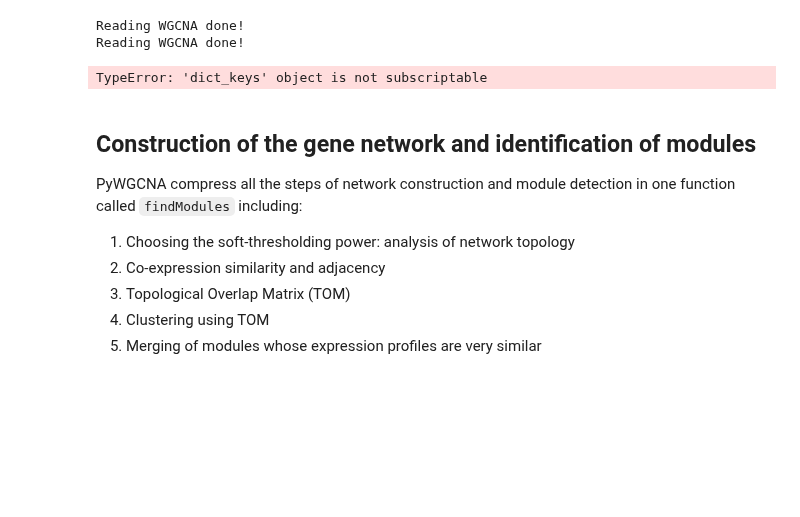
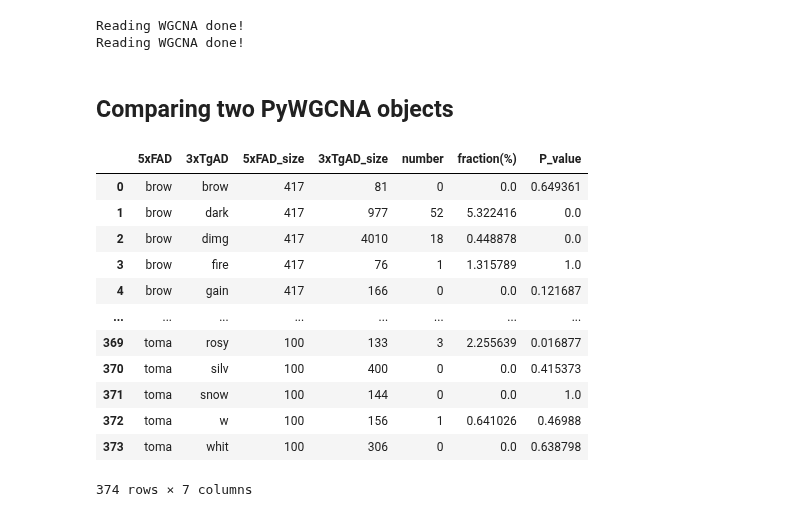
Before and after one commit to mortazavilab/PyWGCNA, a Jupyter notebook: tutorials/Comparison.ipynb, the cells around one changed output. Saved outputs shown, nothing was run; the diff lists cells and outputs as text; code cells hidden in the pictures; blank space fills up the shorter version.

```diff
--- a/tutorials/Comparison.ipynb
+++ b/tutorials/Comparison.ipynb
@@ -9,17 +9,23 @@ pyWGCNA_3xTgAD = PyWGCNA.readWGCNA("3xTgAD_paper/3xTgAD.p")
 # %% [output]
 Reading WGCNA done!
 Reading WGCNA done!
+# %% [markdown]
+## Comparing two PyWGCNA objects
 # %%
-#from utils import *
-modelAD_5xFAD_5xFAD = PyWGCNA.compareWGCNA(pyWGCNA_5xFAD, pyWGCNA_3xTgAD)
+modelAD_5xFAD_3xTgAD = PyWGCNA.compareWGCNA(pyWGCNA_5xFAD,
+                                           pyWGCNA_3xTgAD)
+modelAD_5xFAD_3xTgAD.confusion
 # %% [output]
+|  | 5xFAD | 3xTgAD | 5xFAD_size | 3xTgAD_size | number | fraction(%) | P_value |
+| 0 | brow | brow | 417 | 81 | 0 | 0.0 | 0.649361 |
+| 1 | brow | dark | 417 | 977 | 52 | 5.322416 | 0.0 |
+| 2 | brow | dimg | 417 | 4010 | 18 | 0.448878 | 0.0 |
+| 3 | brow | fire | 417 | 76 | 1 | 1.315789 | 1.0 |
+| 4 | brow | gain | 417 | 166 | 0 | 0.0 | 0.121687 |
+| ... | ... | ... | ... | ... | ... | ... | ... |
+| 369 | toma | rosy | 100 | 133 | 3 | 2.255639 | 0.016877 |
+| 370 | toma | silv | 100 | 400 | 0 | 0.0 | 0.415373 |
+| 371 | toma | snow | 100 | 144 | 0 | 0.0 | 1.0 |
+| 372 | toma | w | 100 | 156 | 1 | 0.641026 | 0.46988 |
+| 373 | toma | whit | 100 | 306 | 0 | 0.0 | 0.638798 |
-TypeError: 'dict_keys' object is not subscriptable
+374 rows × 7 columns
-# %% [markdown]
-## Construction of the gene network and identification of modules
-
-PyWGCNA compress all the steps of network construction and module detection in one function called `findModules` including:
-1. Choosing the soft-thresholding power: analysis of network topology
-2. Co-expression similarity and adjacency
-3. Topological Overlap Matrix (TOM)
-4. Clustering using TOM
-5. Merging of modules whose expression profiles are very similar
```
Also changed, not shown: parts of 10 cells of this notebook, 7 other files.
